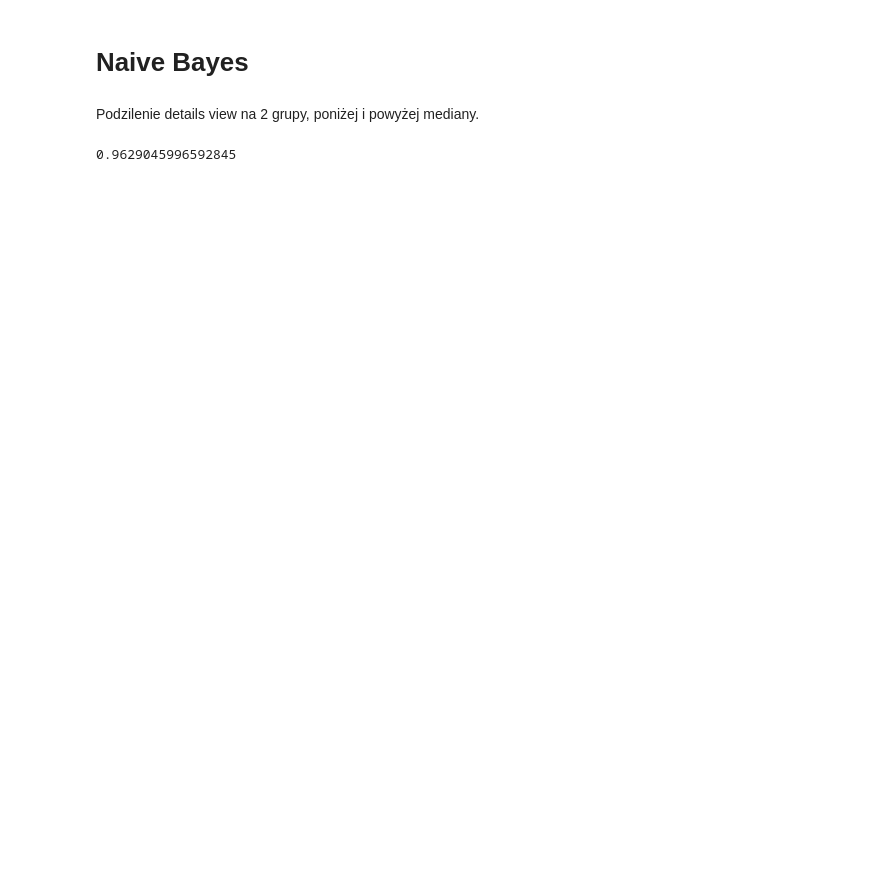
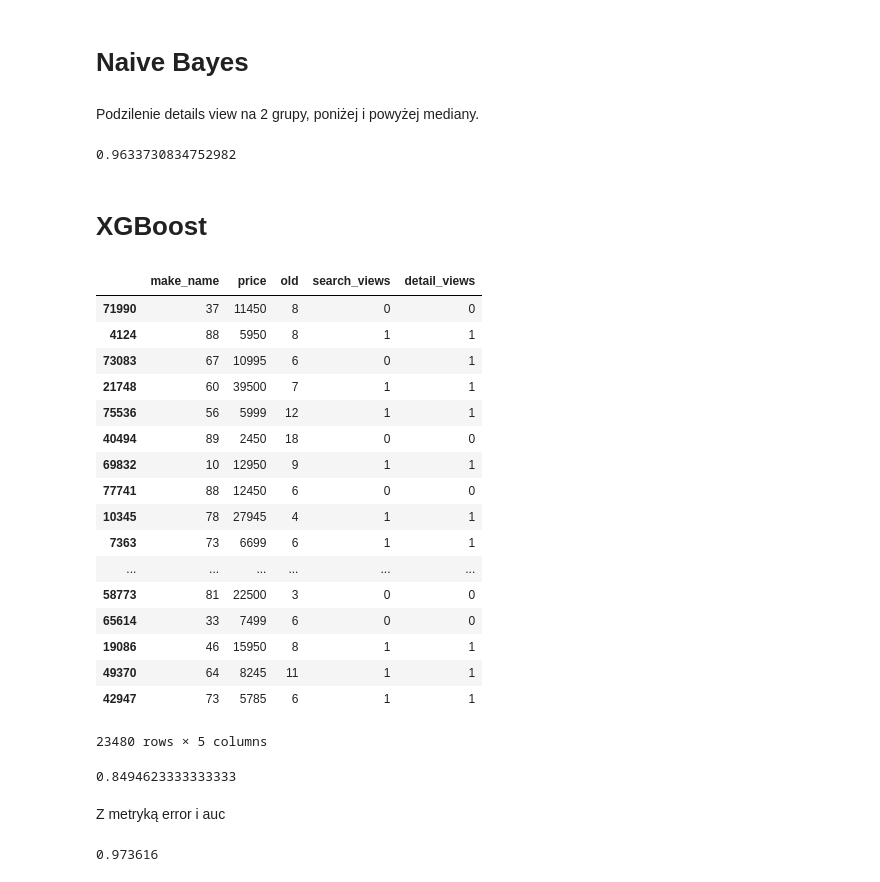
Before and after one commit to infoshareacademy/jdszw1-delta, a Jupyter notebook: AutoOpchne/JDSZW1DE-26.ipynb, the cells around one changed output. Saved outputs shown, nothing was run; the diff lists cells and outputs as text; code cells hidden in the pictures; blank space fills up the shorter version.

```diff
--- a/AutoOpchne/JDSZW1DE-26.ipynb
+++ b/AutoOpchne/JDSZW1DE-26.ipynb
@@ -264,7 +264,7 @@ data2.detail_views = np.where(data2.detail_views > data2.detail_views.median(),
 # %%
 data2.search_views = np.where(data2.search_views > data2.search_views.median(), 1, 0)
 # %%
-holsy = ['Plus','Premium','categ','first_zip_digit','first_registration_year','ctr2','dv_perD','sv_perD']
+holsy = ['Plus','Premium','categ','first_zip_digit','first_registration_year','ctr2','dv_perD','sv_perD','stock_days2','search_views']
 X=data2.drop(holsy,axis=1)
 y=data2.categ
 # %%
@@ -280,4 +280,6 @@ model.fit(X_train, y_train)
 pred = model.predict(X_test)
 model.score(X_test,y_test)
 # %% [output]
-0.9629045996592845
+0.9633730834752982
+# %% [markdown]
+# XGBoost
@@ -283,0 +290,37 @@ model.score(X_test,y_test)
+# %%
+X_test
+# %% [output]
+|  | make_name | price | old | search_views | detail_views |
+| 71990 | 37 | 11450 | 8 | 0 | 0 |
+| 4124 | 88 | 5950 | 8 | 1 | 1 |
+| 73083 | 67 | 10995 | 6 | 0 | 1 |
+| 21748 | 60 | 39500 | 7 | 1 | 1 |
+| 75536 | 56 | 5999 | 12 | 1 | 1 |
+| 40494 | 89 | 2450 | 18 | 0 | 0 |
+| 69832 | 10 | 12950 | 9 | 1 | 1 |
+| 77741 | 88 | 12450 | 6 | 0 | 0 |
+| 10345 | 78 | 27945 | 4 | 1 | 1 |
+| 7363 | 73 | 6699 | 6 | 1 | 1 |
+| ... | ... | ... | ... | ... | ... |
+| 58773 | 81 | 22500 | 3 | 0 | 0 |
+| 65614 | 33 | 7499 | 6 | 0 | 0 |
+| 19086 | 46 | 15950 | 8 | 1 | 1 |
+| 49370 | 64 | 8245 | 11 | 1 | 1 |
+| 42947 | 73 | 5785 | 6 | 1 | 1 |
+23480 rows × 5 columns
+# %%
+params = {'max_depth':4,
+         'objective':'reg:squarederror',
+         'n_etimators': 100,
+         'booster':'gbtree',
+         'learning_rate': 1,
+         'reg_lambda':0.21}
+
+cv_results = xd.cv(dtrain=data_dm, params=params, nfold=3, num_boost_round=100, metrics=["rmse"], as_pandas=True, seed=123)
+
+acu = 1 - cv_results['train-rmse-mean'].iloc[-1]
+acu
+# %% [output]
+0.8494623333333333
+# %% [markdown]
+Z metryką error i auc
@@ -283,0 +329,5 @@ model.score(X_test,y_test)
+# %%
+acu = 1 - cv_results['train-error-mean'].iloc[-1]
+acu
+# %% [output]
+0.973616
```
Also changed, not shown: parts of 3 cells of this notebook.
